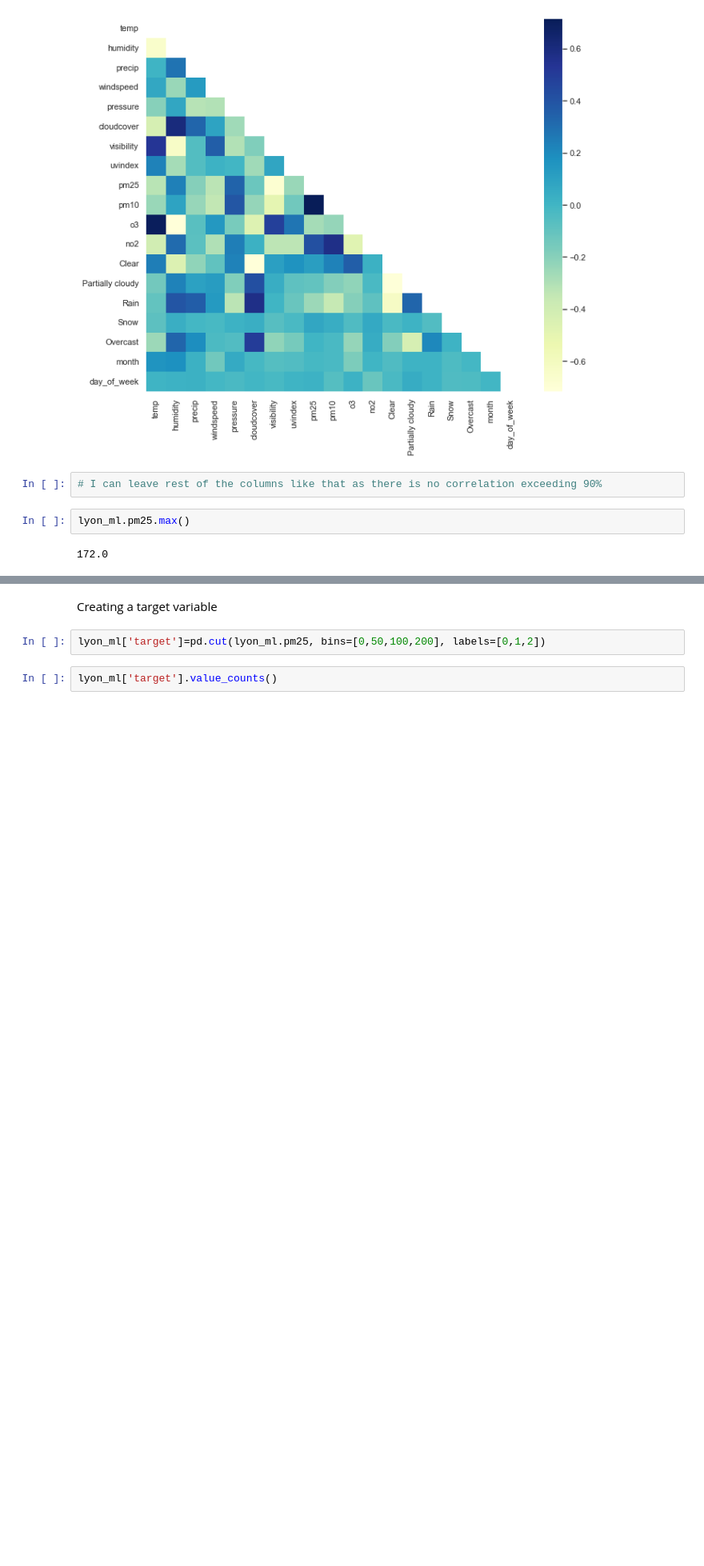
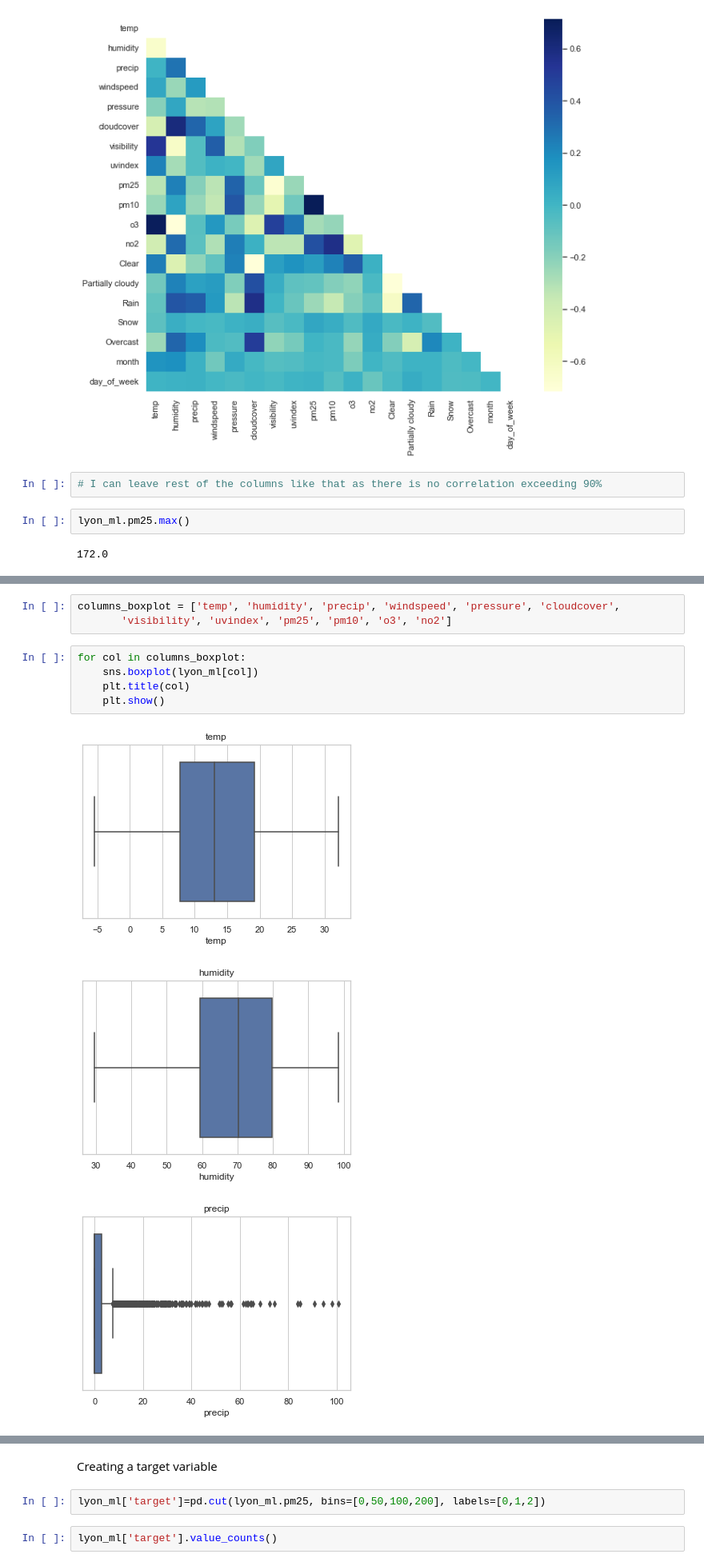
Before and after one commit to radek-deb/Air_Quality_Paris-vs-Lyon_Final_Project, a Jupyter notebook: 04 - Data Cleaning/04-2- Data Cleaning ML/cleaining_ML_Lyon.ipynb, the cells around one changed output, grey strips where cells are left out. Shown: that part at 80% size. Cells and saved outputs as stored; diff of their text form; blank space fills up the shorter version.

```diff
--- a/04 - Data Cleaning/04-2- Data Cleaning ML/cleaining_ML_Lyon.ipynb
+++ b/04 - Data Cleaning/04-2- Data Cleaning ML/cleaining_ML_Lyon.ipynb
@@ -333,0 +344,12 @@ lyon_ml.pm25.max()
+# %%
+columns_boxplot = ['temp', 'humidity', 'precip', 'windspeed', 'pressure', 'cloudcover',
+       'visibility', 'uvindex', 'pm25', 'pm10', 'o3', 'no2']
+# %%
+for col in columns_boxplot:
+	sns.boxplot(lyon_ml[col])
+	plt.title(col)
+	plt.show()
+# %% [output]
+[figure, added]
+[figure, added]
+[figure, added]
```
Also changed, not shown: parts of 3 cells of this notebook, 14 other files.
